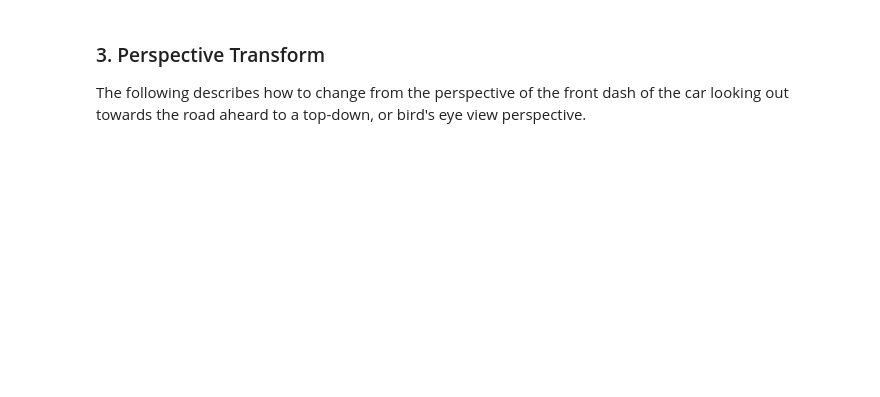
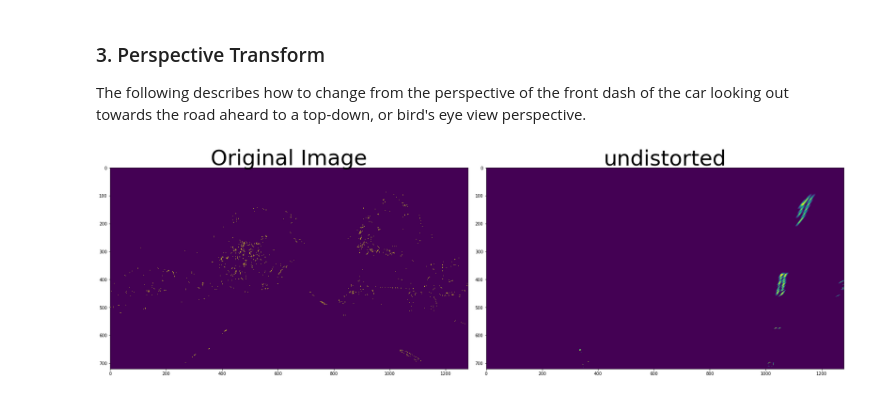
Before and after one commit to JPWILSON/Advanced_Lane_Finding, a Jupyter notebook: Advanced Lane Finding Techniques.ipynb, the cells around one changed output. Saved outputs shown, nothing was run; the diff lists cells and outputs as text; code cells hidden in the pictures; blank space fills up the shorter version.

```diff
--- a/Advanced Lane Finding Techniques.ipynb
+++ b/Advanced Lane Finding Techniques.ipynb
@@ -191,0 +198,13 @@ def corners_unwarp(img, nx, ny, mtx, dist):
+# %%
+def transform(img):
+	(h, w) = (img.shape[0], img.shape[1])
+	src = np.float32([[w // 2 - 76, h * .625], [w // 2 + 76, h * .625], [-100, h], [w + 100, h]])
+	dest = np.float32([[100, 0], [w - 100, 0], [100, h], [w - 100, h]])
+	M = cv2.getPerspectiveTransform(src, dest)
+	transformed = cv2.warpPerspective(img, M, (w, h))
+	return transformed, M
+
+top_down = transform(lines_detected)[0]
+plotting(lines_detected, top_down)
+# %% [output]
+[figure, added]
```
Also changed, not shown: parts of 13 cells of this notebook, 1 other file.
